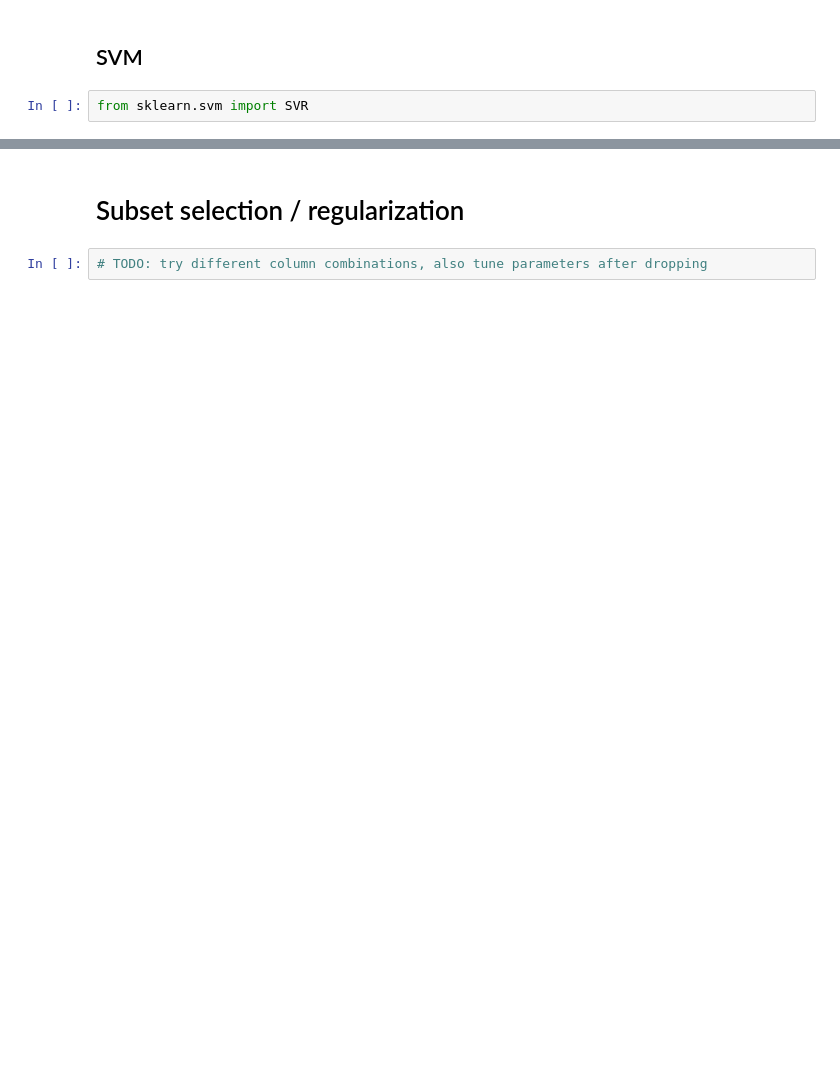
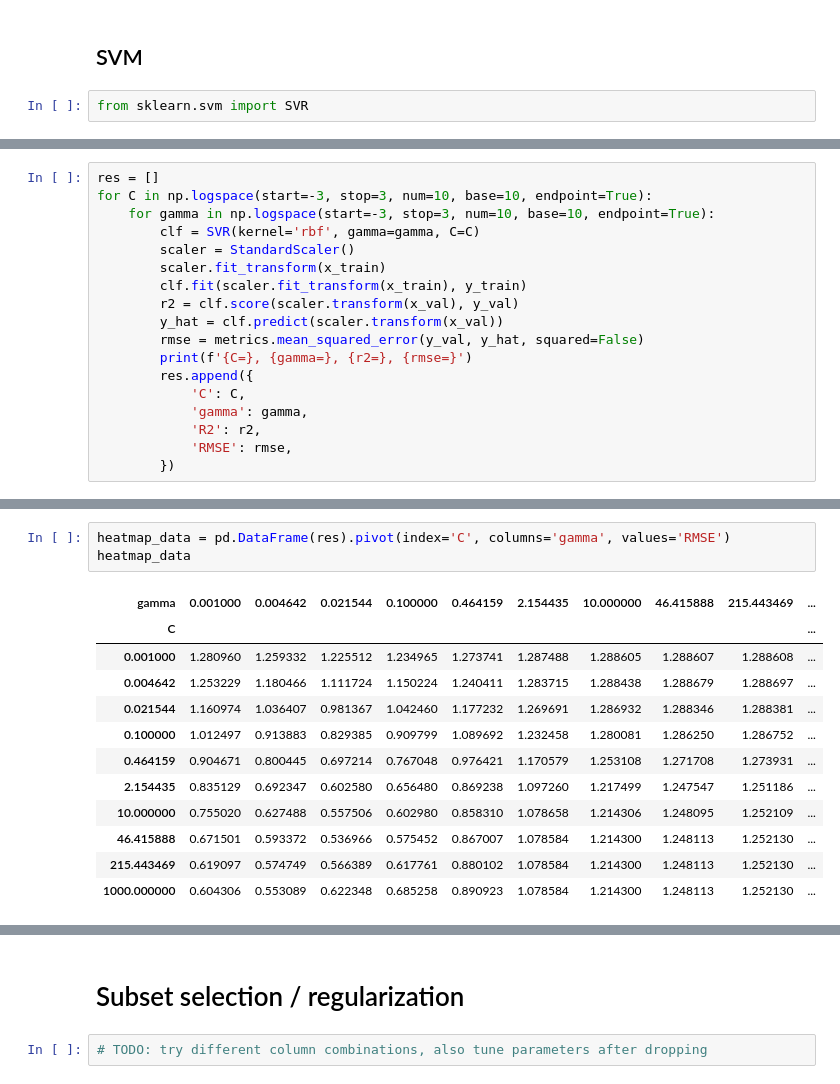
Before and after one commit to M3lo00/TOML_Homeworks, a Jupyter notebook: Homework3-4/model_training.ipynb, the cells around one changed output, grey strips where cells are left out. Drawn from its saved outputs; the diff is of its cells as text; blank space fills up the shorter version.

```diff
--- a/Homework3-4/model_training.ipynb
+++ b/Homework3-4/model_training.ipynb
@@ -84,3 +177,21 @@ rmse = metrics.mean_squared_error(y_val, y_hat, squared=False)
 r2, rmse
 # %% [output]
 (0.7076857617858519, 0.6764361795167784)
+# %%
+res = []
+for C in np.logspace(start=-3, stop=3, num=10, base=10, endpoint=True):
+    for gamma in np.logspace(start=-3, stop=3, num=10, base=10, endpoint=True):
+        clf = SVR(kernel='rbf', gamma=gamma, C=C)
+        scaler = StandardScaler()
+        scaler.fit_transform(x_train)
+        clf.fit(scaler.fit_transform(x_train), y_train)
+        r2 = clf.score(scaler.transform(x_val), y_val)
+        y_hat = clf.predict(scaler.transform(x_val))
+        rmse = metrics.mean_squared_error(y_val, y_hat, squared=False)
+        print(f'{C=}, {gamma=}, {r2=}, {rmse=}')
+        res.append({
+            'C': C,
+            'gamma': gamma,
+            'R2': r2,
+            'RMSE': rmse,
+        })
@@ -86,0 +216,16 @@ r2, rmse
+# %%
+heatmap_data = pd.DataFrame(res).pivot(index='C', columns='gamma', values='RMSE')
+heatmap_data
+# %% [output]
+| gamma | 0.001000 | 0.004642 | 0.021544 | 0.100000 | 0.464159 | 2.154435 | 10.000000 | 46.415888 | 215.443469 | ... |
+| C |  |  |  |  |  |  |  |  |  | ... |
+| 0.001000 | 1.280960 | 1.259332 | 1.225512 | 1.234965 | 1.273741 | 1.287488 | 1.288605 | 1.288607 | 1.288608 | ... |
+| 0.004642 | 1.253229 | 1.180466 | 1.111724 | 1.150224 | 1.240411 | 1.283715 | 1.288438 | 1.288679 | 1.288697 | ... |
+| 0.021544 | 1.160974 | 1.036407 | 0.981367 | 1.042460 | 1.177232 | 1.269691 | 1.286932 | 1.288346 | 1.288381 | ... |
+| 0.100000 | 1.012497 | 0.913883 | 0.829385 | 0.909799 | 1.089692 | 1.232458 | 1.280081 | 1.286250 | 1.286752 | ... |
+| 0.464159 | 0.904671 | 0.800445 | 0.697214 | 0.767048 | 0.976421 | 1.170579 | 1.253108 | 1.271708 | 1.273931 | ... |
+| 2.154435 | 0.835129 | 0.692347 | 0.602580 | 0.656480 | 0.869238 | 1.097260 | 1.217499 | 1.247547 | 1.251186 | ... |
+| 10.000000 | 0.755020 | 0.627488 | 0.557506 | 0.602980 | 0.858310 | 1.078658 | 1.214306 | 1.248095 | 1.252109 | ... |
+| 46.415888 | 0.671501 | 0.593372 | 0.536966 | 0.575452 | 0.867007 | 1.078584 | 1.214300 | 1.248113 | 1.252130 | ... |
+| 215.443469 | 0.619097 | 0.574749 | 0.566389 | 0.617761 | 0.880102 | 1.078584 | 1.214300 | 1.248113 | 1.252130 | ... |
+| 1000.000000 | 0.604306 | 0.553089 | 0.622348 | 0.685258 | 0.890923 | 1.078584 | 1.214300 | 1.248113 | 1.252130 | ... |
```
Also changed, not shown: parts of 36 cells of this notebook, 5 other files.
